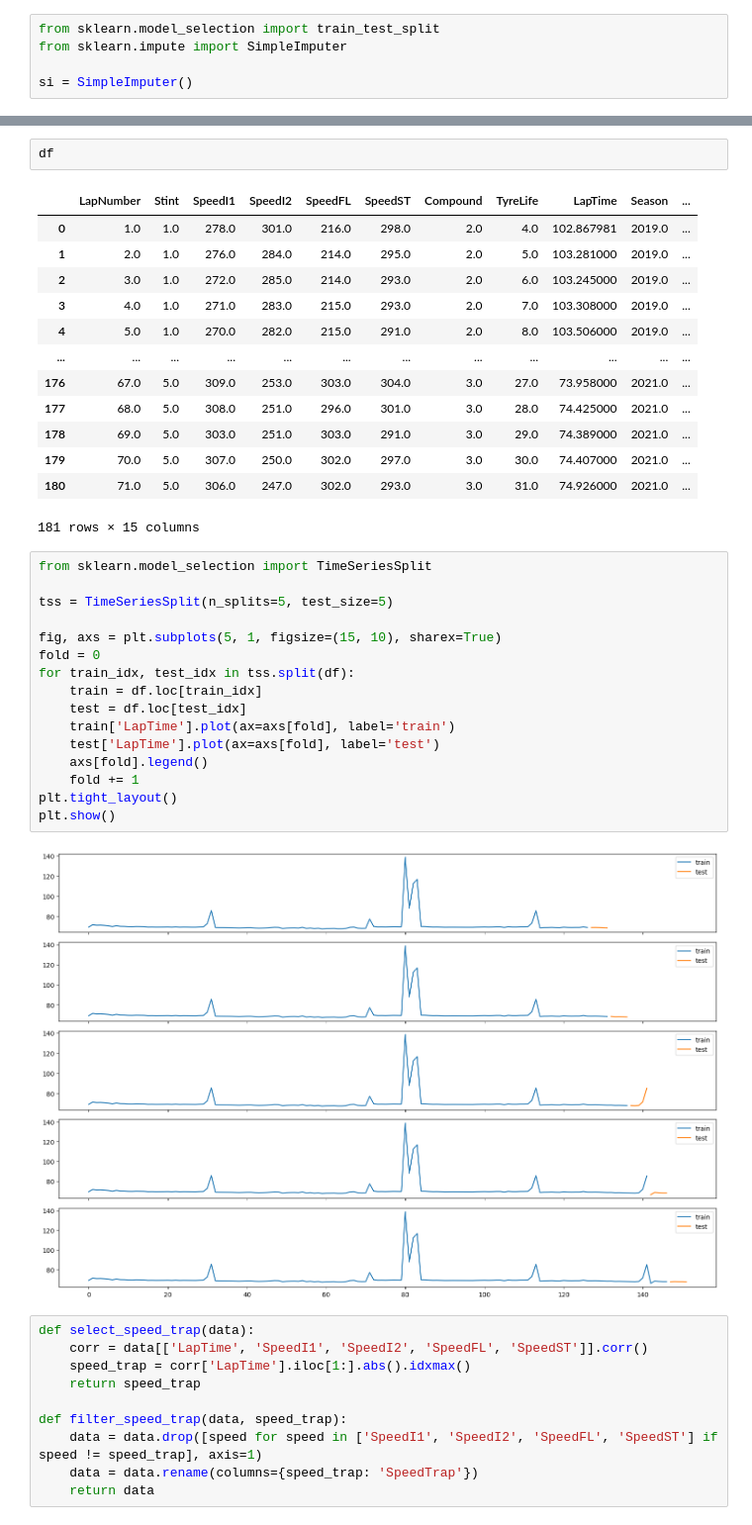
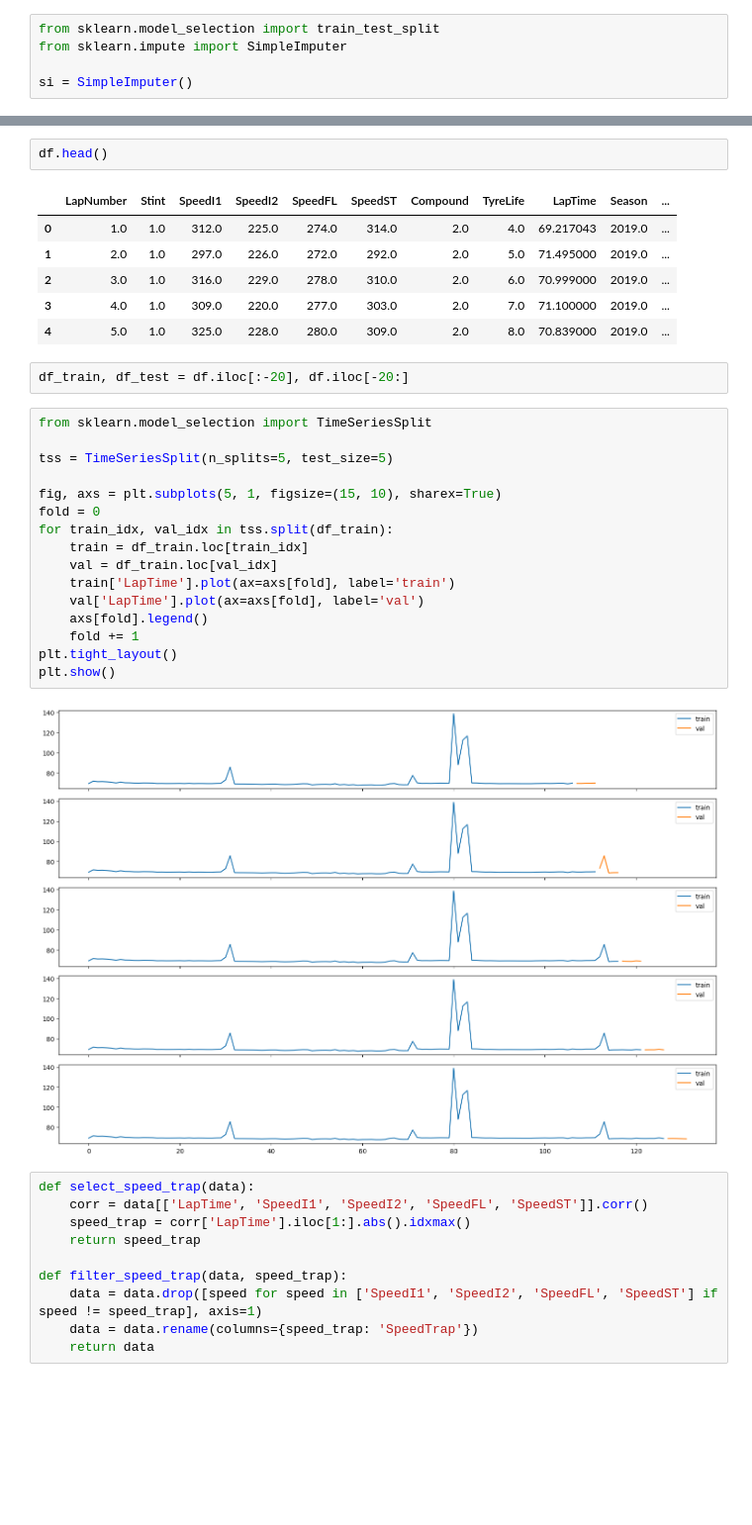
Before and after one commit to vicmcl/ml-laptime, a Jupyter notebook: ml_laptime/notebook/train.ipynb, the cells around one changed output, grey strips where cells are left out. Shown at 99% size. Saved outputs shown, nothing was run; the diff lists cells and outputs as text; blank space fills up the shorter version.

Commit message:
FIX: replace test by validation set

```diff
--- a/ml_laptime/notebook/train.ipynb
+++ b/ml_laptime/notebook/train.ipynb
@@ -149,37 +152,32 @@ memory usage: 17.9 KB
 # %%
-df
+df.head()
 # %% [output]
 |  | LapNumber | Stint | SpeedI1 | SpeedI2 | SpeedFL | SpeedST | Compound | TyreLife | LapTime | Season | ... |
-| 0 | 1.0 | 1.0 | 278.0 | 301.0 | 216.0 | 298.0 | 2.0 | 4.0 | 102.867981 | 2019.0 | ... |
-| 1 | 2.0 | 1.0 | 276.0 | 284.0 | 214.0 | 295.0 | 2.0 | 5.0 | 103.281000 | 2019.0 | ... |
-| 2 | 3.0 | 1.0 | 272.0 | 285.0 | 214.0 | 293.0 | 2.0 | 6.0 | 103.245000 | 2019.0 | ... |
-| 3 | 4.0 | 1.0 | 271.0 | 283.0 | 215.0 | 293.0 | 2.0 | 7.0 | 103.308000 | 2019.0 | ... |
-| 4 | 5.0 | 1.0 | 270.0 | 282.0 | 215.0 | 291.0 | 2.0 | 8.0 | 103.506000 | 2019.0 | ... |
-| ... | ... | ... | ... | ... | ... | ... | ... | ... | ... | ... | ... |
-| 176 | 67.0 | 5.0 | 309.0 | 253.0 | 303.0 | 304.0 | 3.0 | 27.0 | 73.958000 | 2021.0 | ... |
-| 177 | 68.0 | 5.0 | 308.0 | 251.0 | 296.0 | 301.0 | 3.0 | 28.0 | 74.425000 | 2021.0 | ... |
-| 178 | 69.0 | 5.0 | 303.0 | 251.0 | 303.0 | 291.0 | 3.0 | 29.0 | 74.389000 | 2021.0 | ... |
-| 179 | 70.0 | 5.0 | 307.0 | 250.0 | 302.0 | 297.0 | 3.0 | 30.0 | 74.407000 | 2021.0 | ... |
-| 180 | 71.0 | 5.0 | 306.0 | 247.0 | 302.0 | 293.0 | 3.0 | 31.0 | 74.926000 | 2021.0 | ... |
+| 0 | 1.0 | 1.0 | 312.0 | 225.0 | 274.0 | 314.0 | 2.0 | 4.0 | 69.217043 | 2019.0 | ... |
+| 1 | 2.0 | 1.0 | 297.0 | 226.0 | 272.0 | 292.0 | 2.0 | 5.0 | 71.495000 | 2019.0 | ... |
+| 2 | 3.0 | 1.0 | 316.0 | 229.0 | 278.0 | 310.0 | 2.0 | 6.0 | 70.999000 | 2019.0 | ... |
+| 3 | 4.0 | 1.0 | 309.0 | 220.0 | 277.0 | 303.0 | 2.0 | 7.0 | 71.100000 | 2019.0 | ... |
+| 4 | 5.0 | 1.0 | 325.0 | 228.0 | 280.0 | 309.0 | 2.0 | 8.0 | 70.839000 | 2019.0 | ... |
-181 rows × 15 columns
+# %%
+df_train, df_test = df.iloc[:-20], df.iloc[-20:]
 # %%
 from sklearn.model_selection import TimeSeriesSplit
 
 tss = TimeSeriesSplit(n_splits=5, test_size=5)
 
 fig, axs = plt.subplots(5, 1, figsize=(15, 10), sharex=True)
 fold = 0
-for train_idx, test_idx in tss.split(df):
-    train = df.loc[train_idx]
-    test = df.loc[test_idx]
+for train_idx, val_idx in tss.split(df_train):
+    train = df_train.loc[train_idx]
+    val = df_train.loc[val_idx]
     train['LapTime'].plot(ax=axs[fold], label='train')
-    test['LapTime'].plot(ax=axs[fold], label='test')
+    val['LapTime'].plot(ax=axs[fold], label='val')
     axs[fold].legend()
     fold += 1
 plt.tight_layout()
 plt.show()
 # %% [output]
-[figure, old version]
+[figure, new version]
 # %%
 def select_speed_trap(data):
     corr = data[['LapTime', 'SpeedI1', 'SpeedI2', 'SpeedFL', 'SpeedST']].corr()
```
Also changed, not shown: parts of 7 cells of this notebook.
